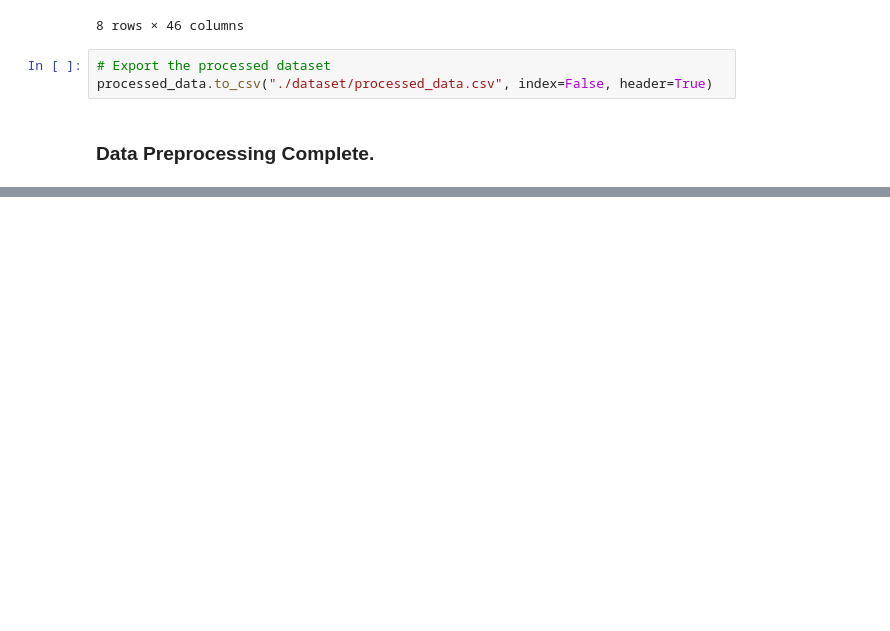
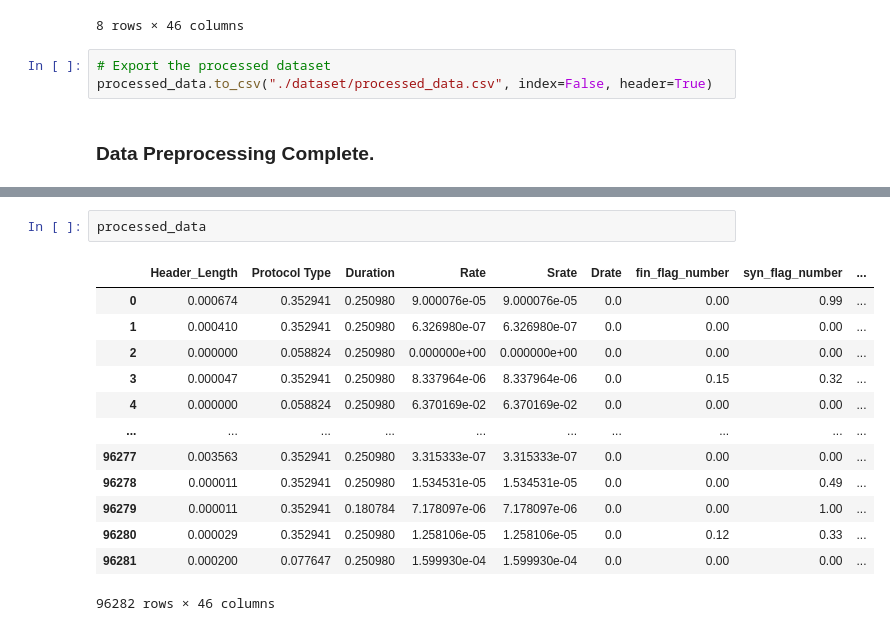
Before and after one commit to Hongwei-Z/CNN-LSTM-IoMT-IDS, a Jupyter notebook: DatasetPreprocessing.ipynb, the cells around one changed output, grey strips where cells are left out. Cells and saved outputs as stored; diff of their text form; blank space fills up the shorter version.

```diff
--- a/DatasetPreprocessing.ipynb
+++ b/DatasetPreprocessing.ipynb
@@ -292,0 +321,16 @@ processed_data.to_csv("./dataset/processed_data.csv", index=False, header=True)
+# %%
+processed_data
+# %% [output]
+|  | Header_Length | Protocol Type | Duration | Rate | Srate | Drate | fin_flag_number | syn_flag_number | ... |
+| 0 | 0.000674 | 0.352941 | 0.250980 | 9.000076e-05 | 9.000076e-05 | 0.0 | 0.00 | 0.99 | ... |
+| 1 | 0.000410 | 0.352941 | 0.250980 | 6.326980e-07 | 6.326980e-07 | 0.0 | 0.00 | 0.00 | ... |
+| 2 | 0.000000 | 0.058824 | 0.250980 | 0.000000e+00 | 0.000000e+00 | 0.0 | 0.00 | 0.00 | ... |
+| 3 | 0.000047 | 0.352941 | 0.250980 | 8.337964e-06 | 8.337964e-06 | 0.0 | 0.15 | 0.32 | ... |
+| 4 | 0.000000 | 0.058824 | 0.250980 | 6.370169e-02 | 6.370169e-02 | 0.0 | 0.00 | 0.00 | ... |
+| ... | ... | ... | ... | ... | ... | ... | ... | ... | ... |
+| 96277 | 0.003563 | 0.352941 | 0.250980 | 3.315333e-07 | 3.315333e-07 | 0.0 | 0.00 | 0.00 | ... |
+| 96278 | 0.000011 | 0.352941 | 0.250980 | 1.534531e-05 | 1.534531e-05 | 0.0 | 0.00 | 0.49 | ... |
+| 96279 | 0.000011 | 0.352941 | 0.180784 | 7.178097e-06 | 7.178097e-06 | 0.0 | 0.00 | 1.00 | ... |
+| 96280 | 0.000029 | 0.352941 | 0.250980 | 1.258106e-05 | 1.258106e-05 | 0.0 | 0.12 | 0.33 | ... |
+| 96281 | 0.000200 | 0.077647 | 0.250980 | 1.599930e-04 | 1.599930e-04 | 0.0 | 0.00 | 0.00 | ... |
+96282 rows × 46 columns
```
Also changed, not shown: parts of 11 cells of this notebook.
